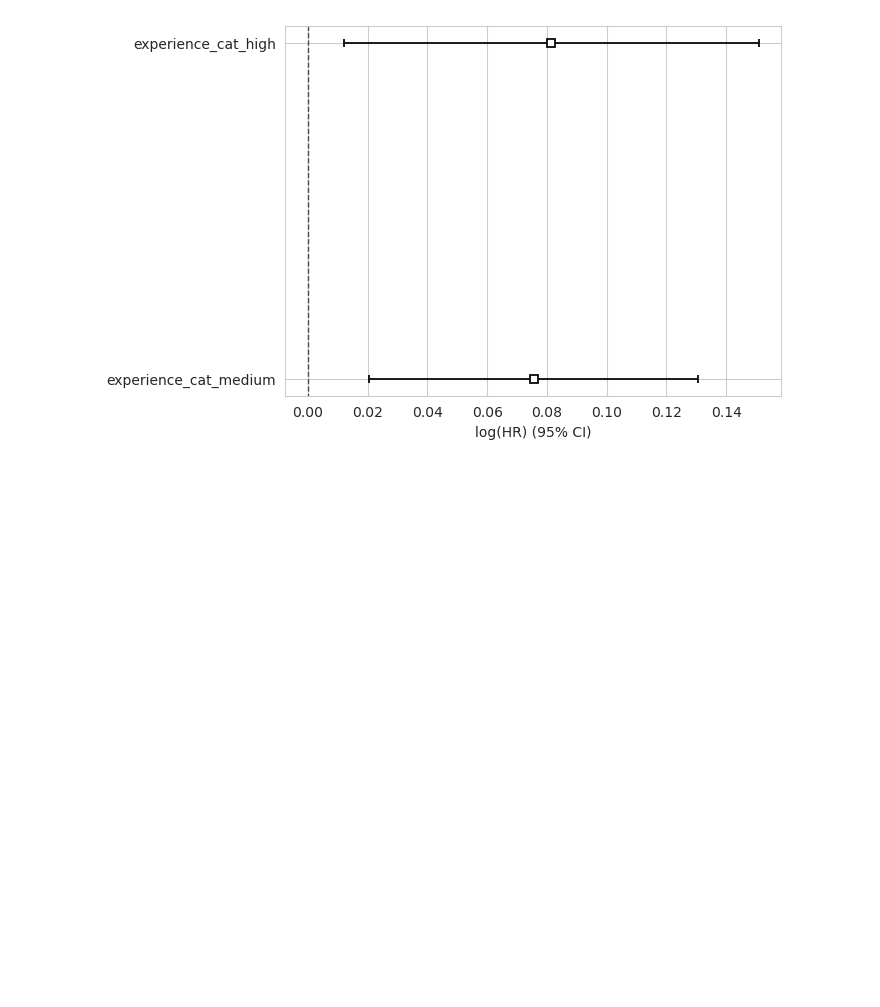
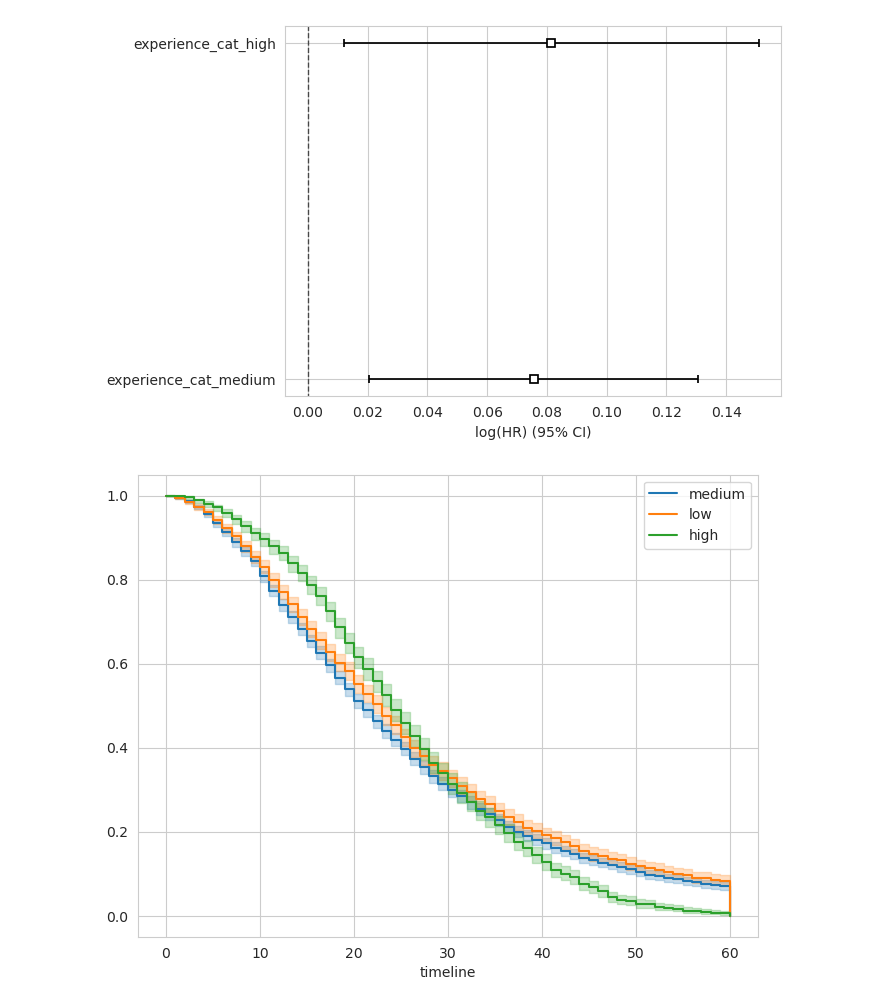
Before and after one commit to YaikavdK/Stat_practicum_1, a Jupyter notebook: opdracht 3b.ipynb, the cells around one changed output. Drawn from its saved outputs; the diff is of its cells as text; code cells hidden in the pictures; blank space fills up the shorter version.

```diff
--- a/opdracht 3b.ipynb
+++ b/opdracht 3b.ipynb
@@ -201,3 +204,20 @@ cph3.plot()
 # %% [output]
 <Axes: xlabel='log(HR) (95% CI)'>
 [figure]
+# %%
+kmf = lifelines.KaplanMeierFitter()
+# %%
+plt.figure(figsize=(8,6))
+
+for level in df_ibs['experience_cat'].unique():
+    mask = df_ibs['experience_cat'] == level
+    kmf.fit(
+        durations=df_ibs.loc[mask, 'Survival_time'],
+        event_observed=df_ibs.loc[mask, 'Event'],
+        label=level
+    )
+
+    kmf.plot_survival_function()
+plt.show()
+# %% [output]
+[figure, added]
```
Also changed, not shown: parts of 10 cells of this notebook.
